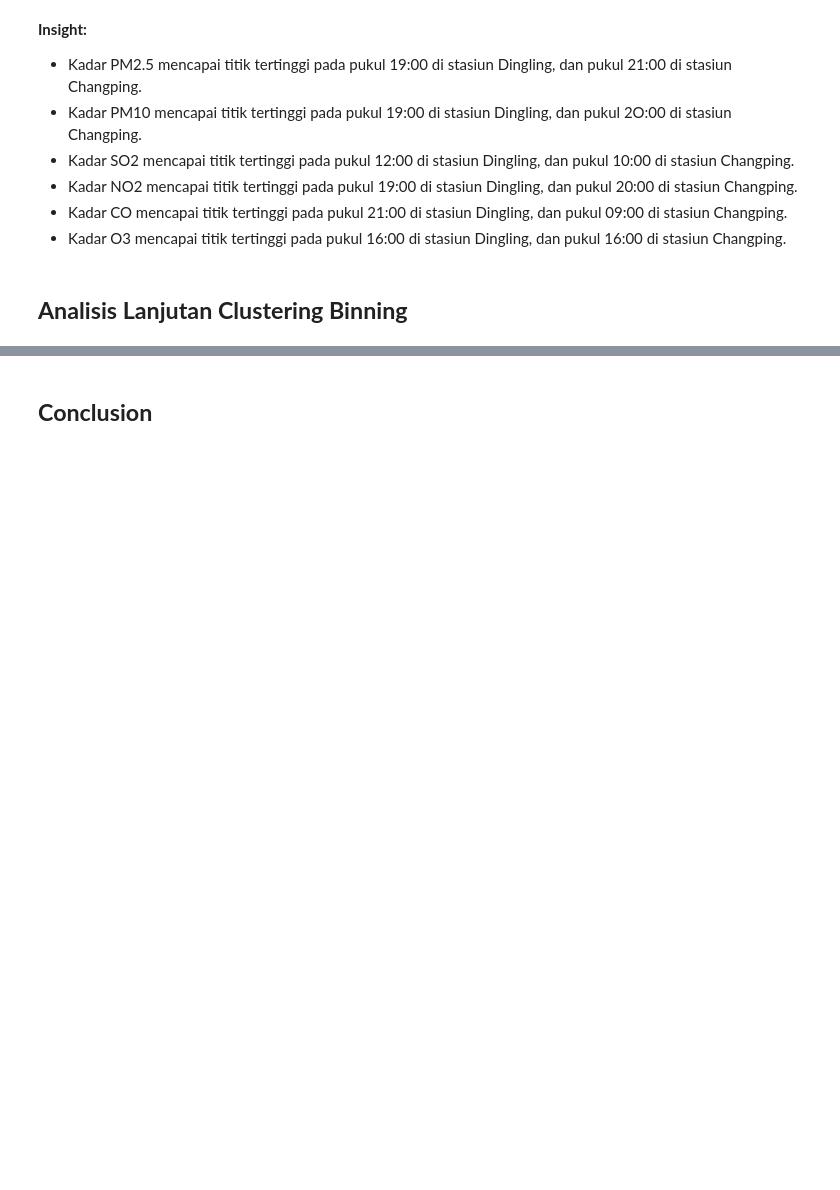
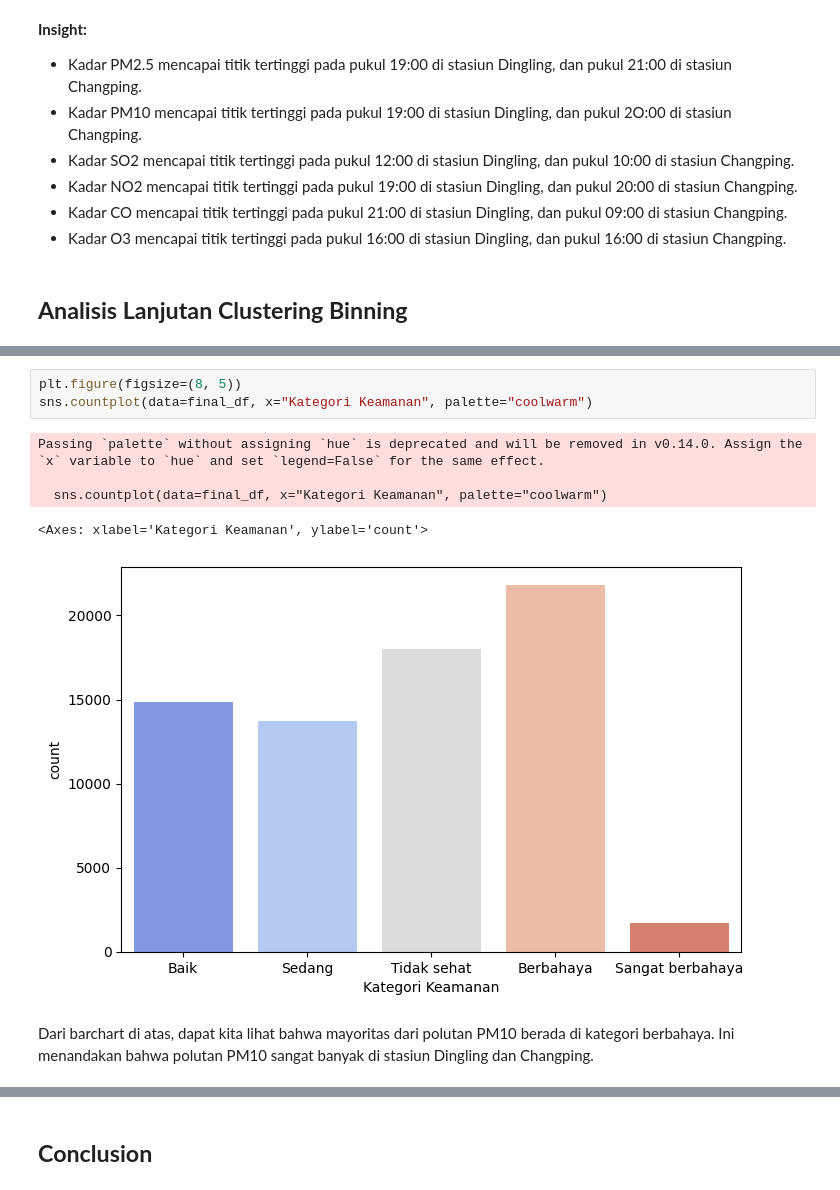
Before and after one commit to feliciasalim/Data-Analysis-Air-Quality, a Jupyter notebook: notebook.ipynb, the cells around one changed output, grey strips where cells are left out. Drawn from its saved outputs; the diff is of its cells as text; blank space fills up the shorter version.

```diff
--- a/notebook.ipynb
+++ b/notebook.ipynb
@@ -706,3 +719,14 @@ final_df[['PM10', 'Kategori Keamanan']].sample(10)
+# %%
+plt.figure(figsize=(8, 5))
+sns.countplot(data=final_df, x="Kategori Keamanan", palette="coolwarm")
+# %% [output]
+Passing `palette` without assigning `hue` is deprecated and will be removed in v0.14.0. Assign the `x` variable to `hue` and set `legend=False` for the same effect.
+
+  sns.countplot(data=final_df, x="Kategori Keamanan", palette="coolwarm")
+<Axes: xlabel='Kategori Keamanan', ylabel='count'>
+[figure, added]
+# %% [markdown]
+Dari barchart di atas, dapat kita lihat bahwa mayoritas dari polutan PM10 berada di kategori berbahaya. Ini menandakan bahwa polutan PM10 sangat banyak di stasiun Dingling dan Changping.
 # %%
 final_df['Kategori Keamanan'] = pd.cut(final_df['SO2'],
   bins=[0, 5, 10, 20, 100, 500],
```
Also changed, not shown: parts of 17 cells of this notebook.
